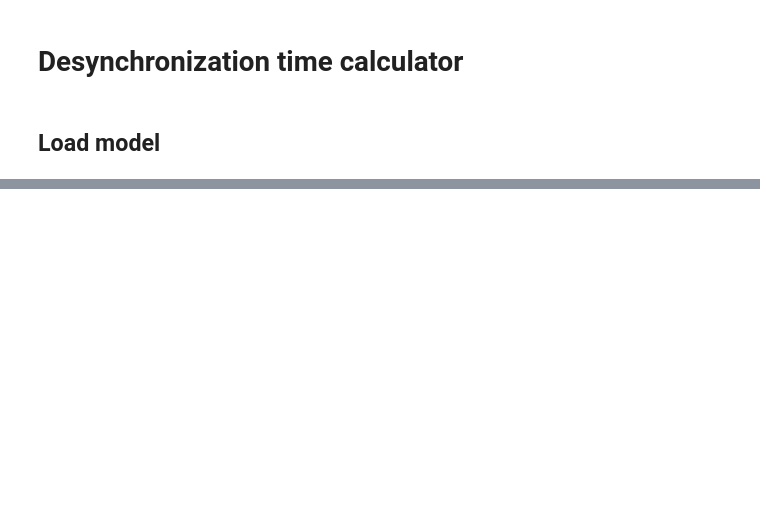
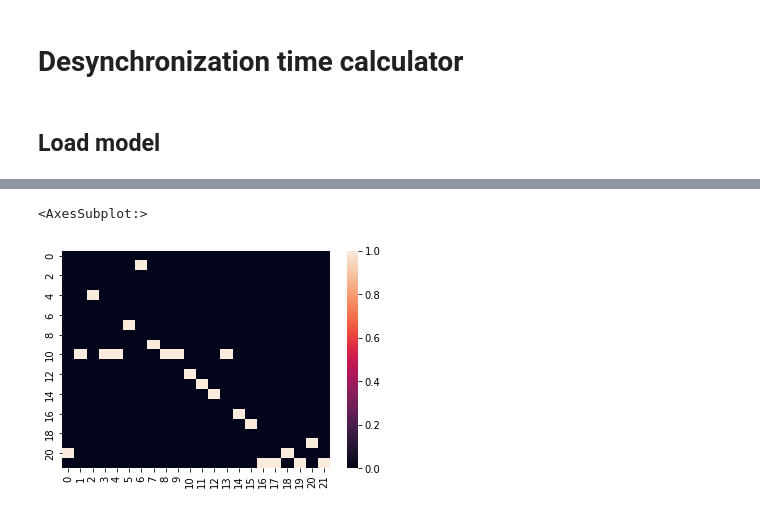
Before and after one commit to Nicolas-BZRD/Multi-Video-Temporal-Synchronization, a Jupyter notebook: test_model.ipynb, the cells around one changed output, grey strips where cells are left out. Cells and saved outputs as stored; diff of their text form; code cells hidden in the pictures; blank space fills up the shorter version.

```diff
--- a/test_model.ipynb
+++ b/test_model.ipynb
@@ -52,0 +12,35 @@ model.compile(loss="binary_crossentropy", optimizer="Adam", metrics=["accuracy",
+# %%
+siameseCNN = tf.keras.models.load_model(r'models\2022-06-08 (cv_flow_full)\17-31-04\full')
+# %%
+imageL = []
+imageR = []
+
+for i in range(24):
+    imageL.append(
+        cv.resize(
+            cv.imread(fr"datasets\test\left\{i}.jpg"),
+            (224,224)
+        )
+    )
+
+    imageR.append(
+        cv.resize(
+            cv.imread(fr"datasets\test\right\{i}.jpg"),
+            (224,224)
+        )
+    )
+
+imageL = np.apply_along_axis(lambda x: x/255, 0, imageL)
+imageR = np.apply_along_axis(lambda x: x/255, 0, imageR)
+# %%
+delay = 2
+
+if delay != 0:
+    imageL = imageL[:-delay]
+    imageR = imageR[delay:]
+# %%
+result = []
+
+for imgL in imageL:
+    for imgR in imageR:
+        result.append(siameseCNN.predict([(imgL.reshape(1,224,224,3), imgR.reshape(1,224,224,3))])[0][0])
@@ -52,0 +65,9 @@ model.compile(loss="binary_crossentropy", optimizer="Adam", metrics=["accuracy",
+# %%
+result = np.reshape(result, (len(imageL), len(imageL)))
+heatMap = np.zeros(result.shape)
+heatMap[np.argmax(result, axis=0), np.arange(result.shape[1])] = 1
+
+sns.heatmap(heatMap)
+# %% [output]
+<AxesSubplot:>
+[figure, added]
```
Also changed, not shown: parts of 6 cells of this notebook, 4 other files.
